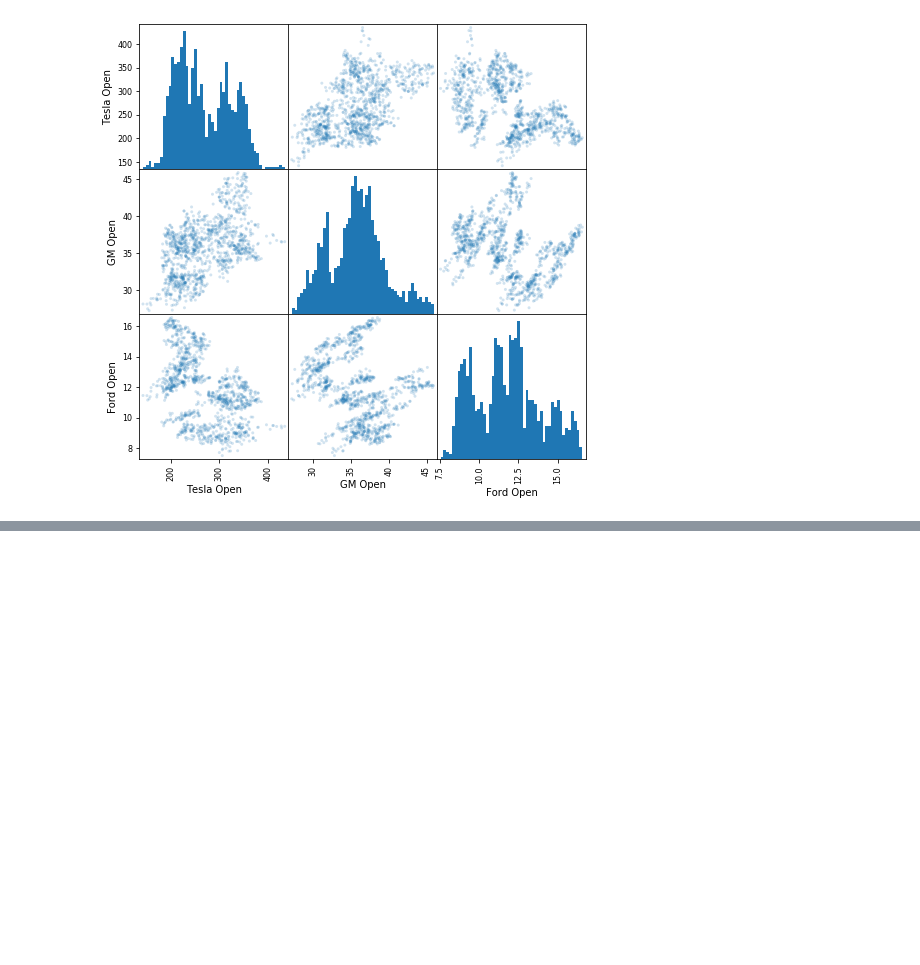
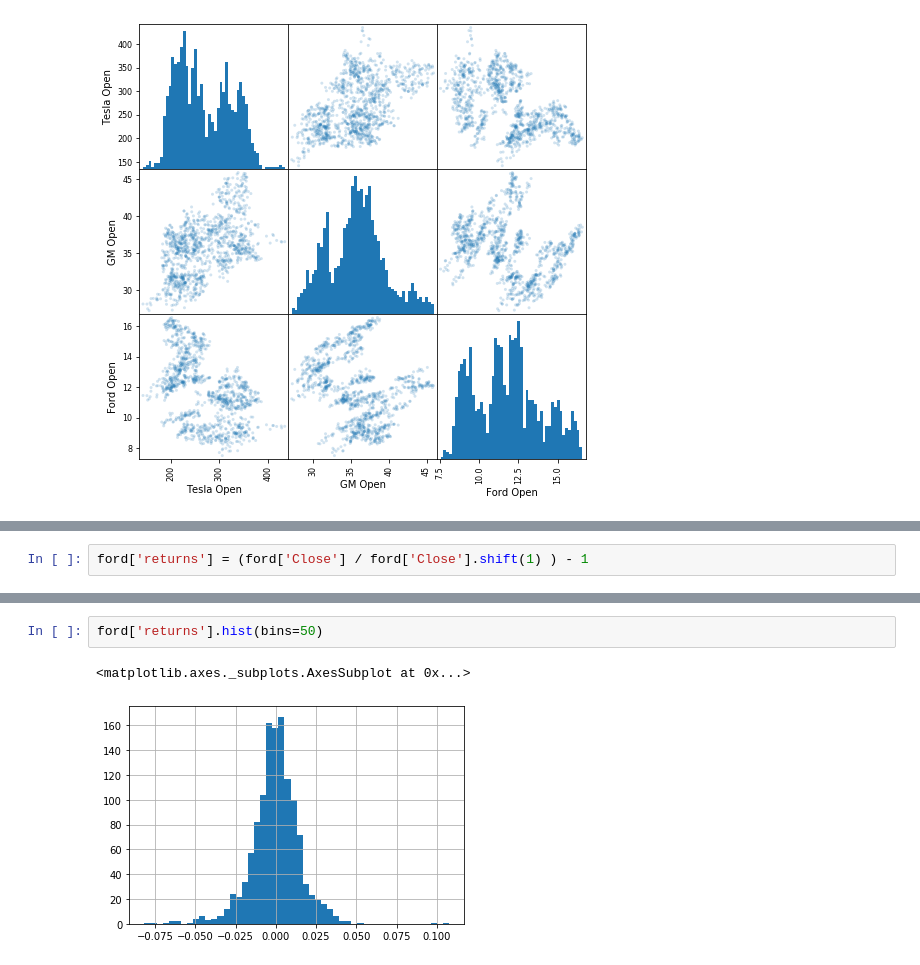
Before and after one commit to seandom13/Stock_Market_Analysis, a Jupyter notebook: Automobile_Stock_Analysis.ipynb, the cells around one changed output, grey strips where cells are left out. Drawn from its saved outputs; the diff is of its cells as text; blank space fills up the shorter version.

```diff
--- a/Automobile_Stock_Analysis.ipynb
+++ b/Automobile_Stock_Analysis.ipynb
@@ -114,0 +127,2 @@ scatter_matrix(car_comp, figsize=(8,8),alpha=0.2,hist_kwds={'bins':50});
+# %%
+ford['returns'] = (ford['Close'] / ford['Close'].shift(1) ) - 1
@@ -114,0 +151,5 @@ scatter_matrix(car_comp, figsize=(8,8),alpha=0.2,hist_kwds={'bins':50});
+# %%
+ford['returns'].hist(bins=50)
+# %% [output]
+<matplotlib.axes._subplots.AxesSubplot at 0x...>
+[figure, added]
```
Also changed, not shown: parts of 16 cells of this notebook.
